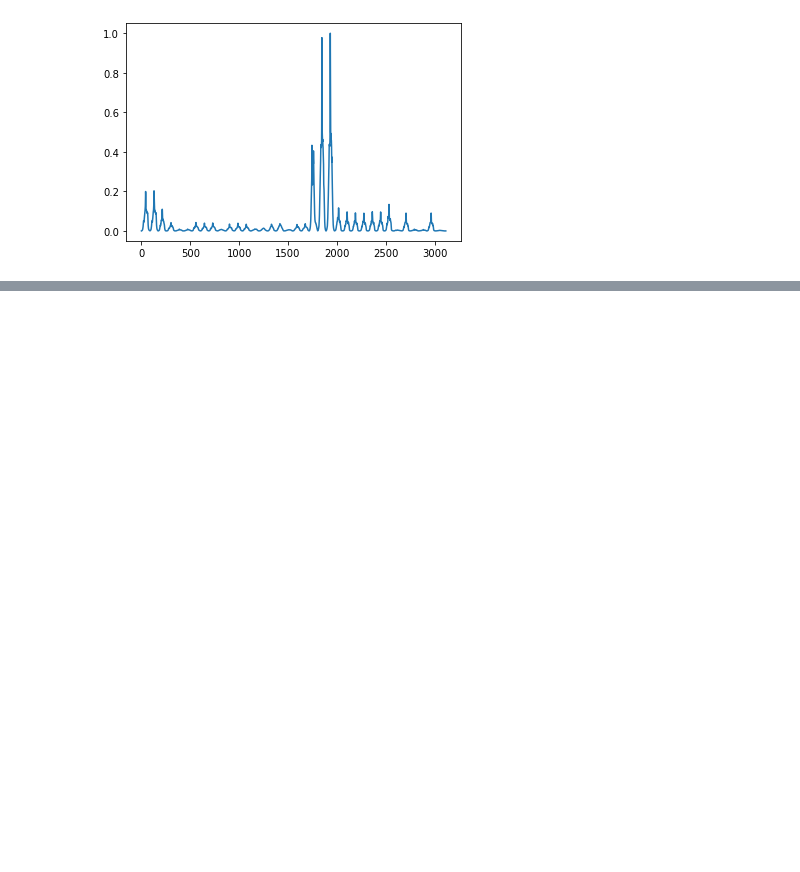
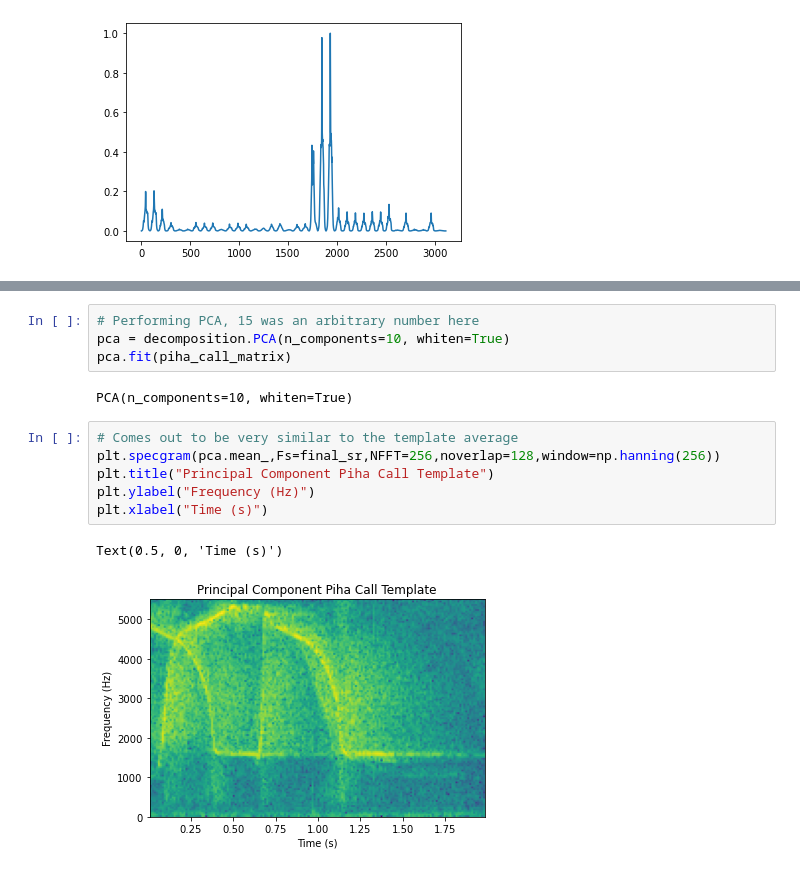
Before and after one commit to UCSD-E4E/passive-acoustic-biodiversity, a Jupyter notebook: Cross_Correlation/Template_Design_Experiments.ipynb, the cells around one changed output, grey strips where cells are left out. Cells and saved outputs as stored; diff of their text form; blank space fills up the shorter version.

```diff
--- a/Cross_Correlation/Template_Design_Experiments.ipynb
+++ b/Cross_Correlation/Template_Design_Experiments.ipynb
@@ -190,0 +255,15 @@ plt.plot(corr_reduced_max1/max(corr_reduced_max1))
+# %%
+# Performing PCA, 15 was an arbitrary number here
+pca = decomposition.PCA(n_components=10, whiten=True)
+pca.fit(piha_call_matrix)
+# %% [output]
+PCA(n_components=10, whiten=True)
+# %%
+# Comes out to be very similar to the template average
+plt.specgram(pca.mean_,Fs=final_sr,NFFT=256,noverlap=128,window=np.hanning(256))
+plt.title("Principal Component Piha Call Template")
+plt.ylabel("Frequency (Hz)")
+plt.xlabel("Time (s)")
+# %% [output]
+Text(0.5, 0, 'Time (s)')
+[figure, added]
```
Also changed, not shown: parts of 15 cells of this notebook.
